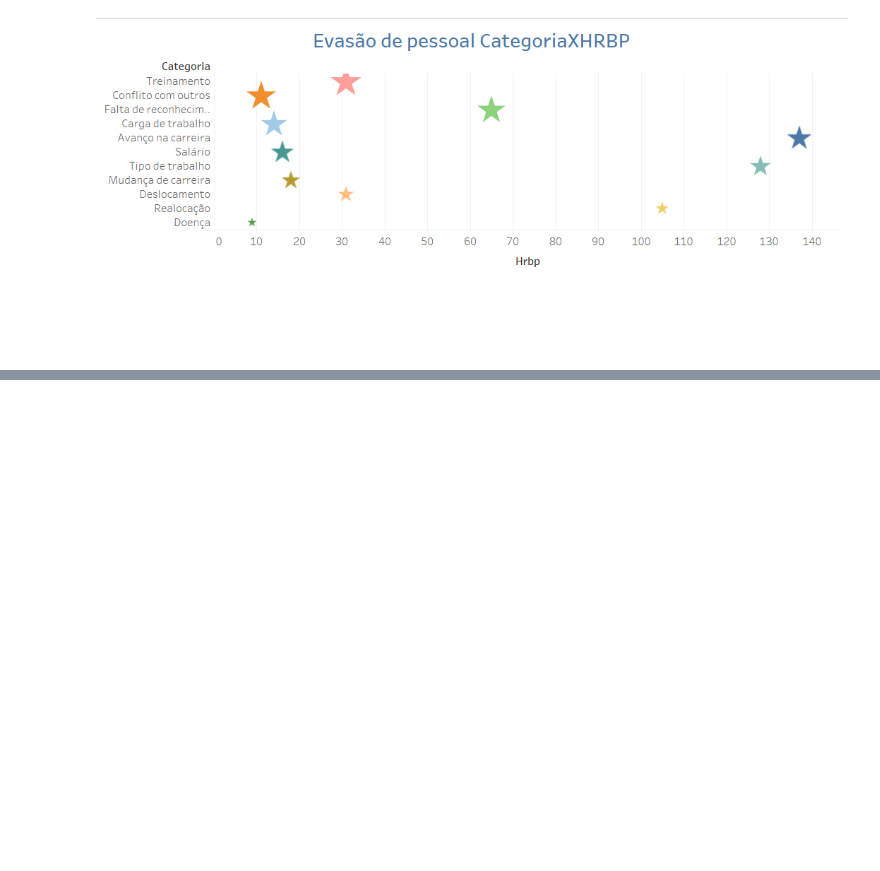
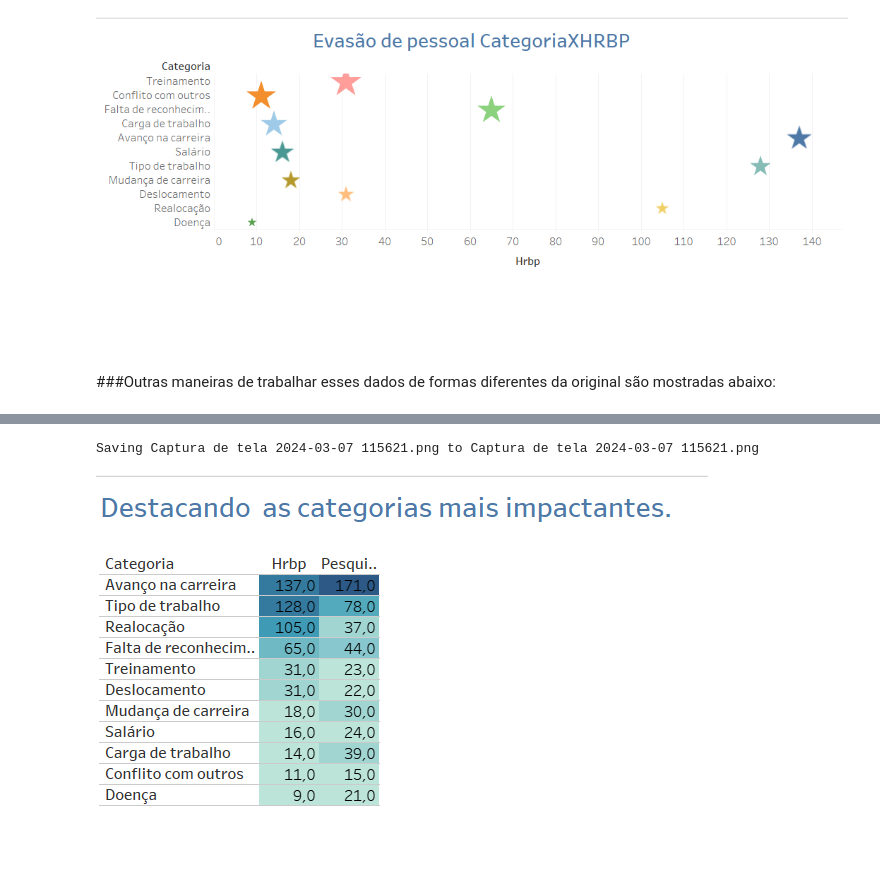
Before and after one commit to estrela1921/Projeto-individual-modulo5, a Jupyter notebook: individual_m5.ipynb, the cells around one changed output, grey strips where cells are left out. Cells and saved outputs as stored; diff of their text form; code cells hidden in the pictures; blank space fills up the shorter version.

```diff
--- a/individual_m5.ipynb
+++ b/individual_m5.ipynb
@@ -135,3 +135,15 @@ for filename in uploaded.keys():
 [interactive output not drawn]
 Saving Captura de tela 2024-03-07 114215.png to Captura de tela 2024-03-07 114215.png
 [figure]
+# %% [markdown]
+###Outras maneiras de trabalhar esses dados de formas diferentes da original são mostradas abaixo:
+# %%
+from google.colab import files
+from IPython.display import Image
+
+# Faça o upload da imagem
+uploaded = files.upload()
+# Exiba a imagem
+for filename in uploaded.keys():
+    display(Image(filename=filename))
+# %% [output]
@@ -137,0 +151,2 @@ Saving Captura de tela 2024-03-07 114215.png to Captura de tela 2024-03-07 11421
+Saving Captura de tela 2024-03-07 115621.png to Captura de tela 2024-03-07 115621.png
+[figure, added]
```
Also changed, not shown: parts of 6 cells of this notebook.
